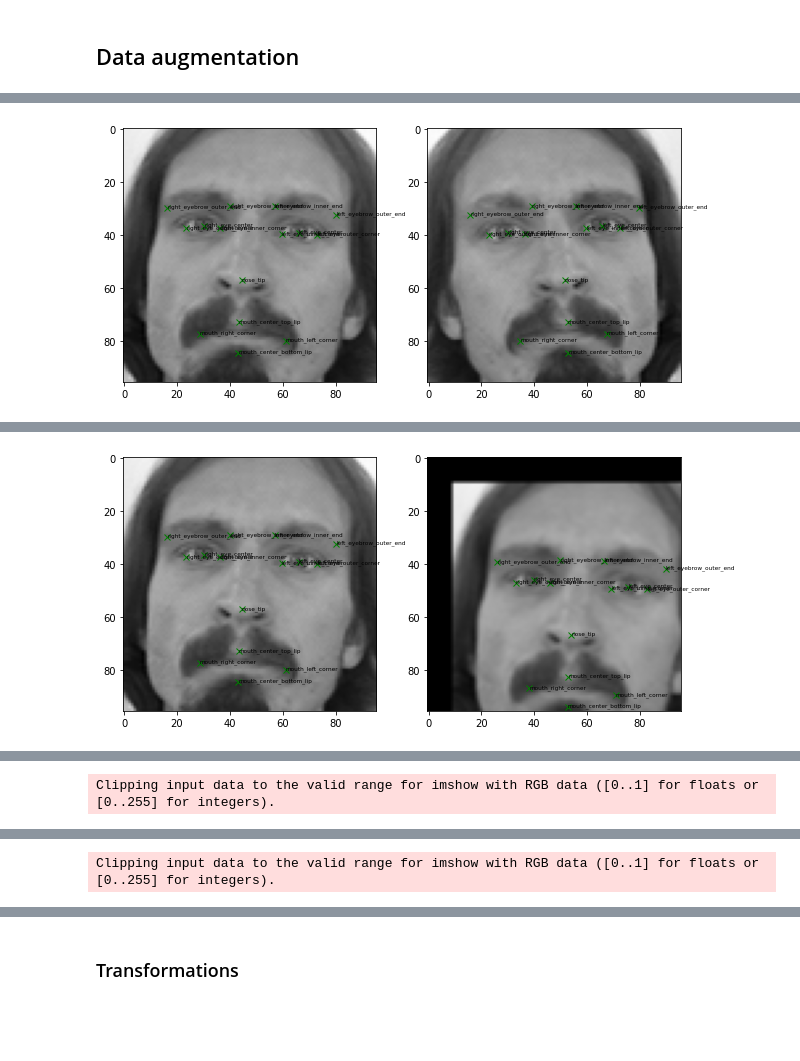
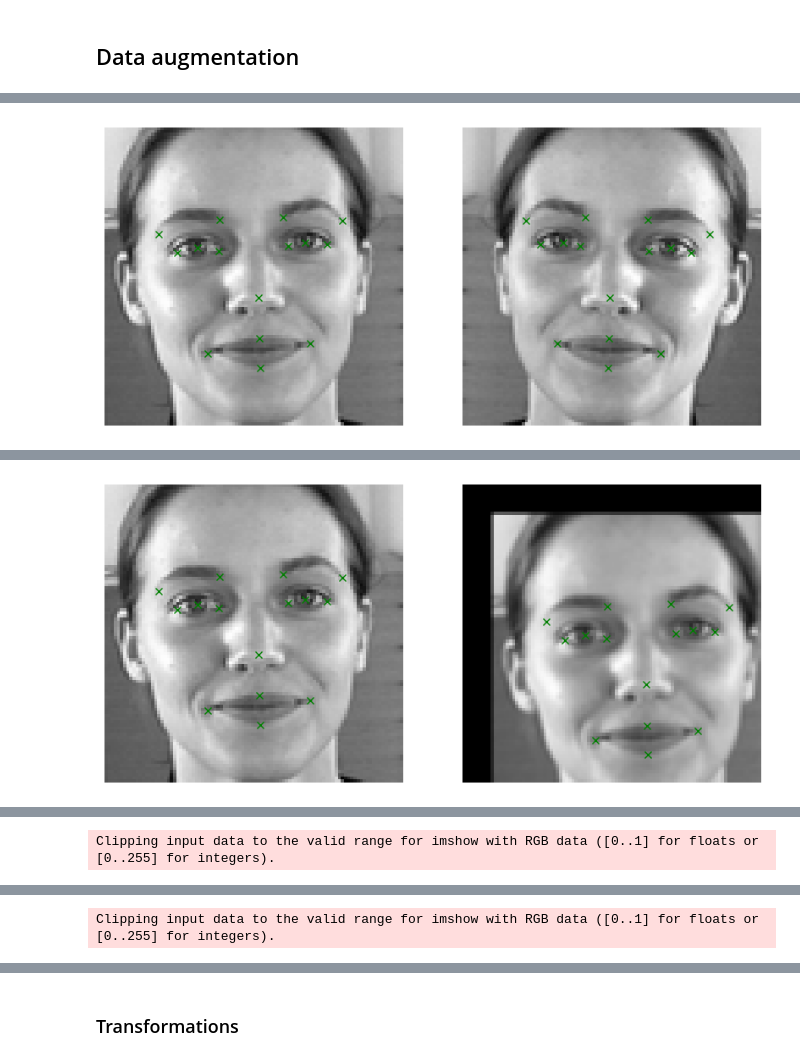
Before and after one commit to WJakubowsk/facial_keypoints_detection, a Jupyter notebook: notebooks/wiktor.ipynb, the cells around one changed output, grey strips where cells are left out. Saved outputs shown, nothing was run; the diff lists cells and outputs as text; code cells hidden in the pictures; blank space fills up the shorter version.

```diff
--- a/notebooks/wiktor.ipynb
+++ b/notebooks/wiktor.ipynb
@@ -183,12 +188,13 @@ for i in range(16):
 # %%
 dataset = FacialKeypointsDataset(df_train)
 print("Number of observations in training set: ", len(dataset))
-datapoint = dataset[0]
+datapoint = dataset[9]
 img = datapoint['image']
 keypoints = datapoint['keypoints']
 plt.imshow(img, cmap='gray')
 plt.plot(keypoints[0::2], keypoints[1::2], 'gx')
 plt.title("Example observation")
+plt.axis("off")
 plt.show()
 # %% [output]
 Number of observations in training set:  6494
@@ -229,23 +235,25 @@ for transformed_image_with_keypoints in transforms_list:
     fig = plt.figure(figsize=(10, 20))
     # Plot original image
     fig.add_subplot(1, 2, 1)
+    plt.axis("off")
     plt.imshow(image, cmap='gray')
-    for i, keypoint_name in enumerate(keypoints_columns[::2]):
-        plt.annotate(keypoint_name[:-2],
-                     (keypoints[2 * i], keypoints[2 * i + 1]),
-                     fontsize='xx-small')
+    # for i, keypoint_name in enumerate(keypoints_columns[::2]):
+    #     plt.annotate(keypoint_name[:-2],
+    #                  (keypoints[2 * i], keypoints[2 * i + 1]),
+    #                  fontsize='xx-small')
     plt.plot(keypoints.reshape((15, 2))[:, 0],
              keypoints.reshape((15, 2))[:, 1], 'gx')
     # Plot flipped image
     fig.add_subplot(1, 2, 2)
+    plt.axis("off")
     plt.imshow(transformed_image, cmap='gray')
-    for i, keypoint_name in enumerate(keypoints_columns[::2]):
-        plt.annotate(keypoint_name[:-2],
-                     (transformed_keypoints[2 * i], transformed_keypoints[2 * i + 1]),
-                     fontsize='xx-small')
+    # for i, keypoint_name in enumerate(keypoints_columns[::2]):
+    #     plt.annotate(keypoint_name[:-2],
+    #                  (transformed_keypoints[2 * i], transformed_keypoints[2 * i + 1]),
+    #                  fontsize='xx-small')
     plt.plot(transformed_keypoints.reshape((15, 2))[:, 0],
              transformed_keypoints.reshape((15, 2))[:, 1], 'gx')
 
     plt.show()
 # %% [output]
-[figure, old version]
+[figure, new version]
@@ -253 +261 @@ for transformed_image_with_keypoints in transforms_list:
-[figure, old version]
+[figure, new version]
```
Also changed, not shown: parts of 23 cells of this notebook.
